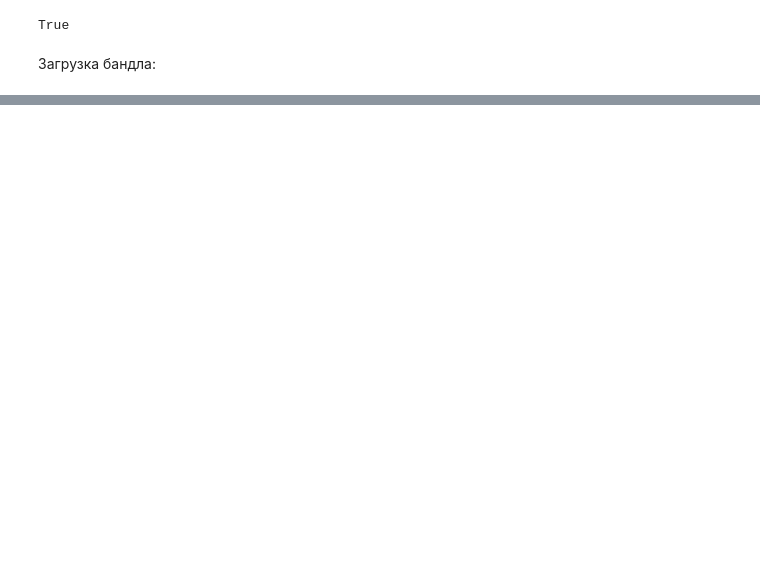
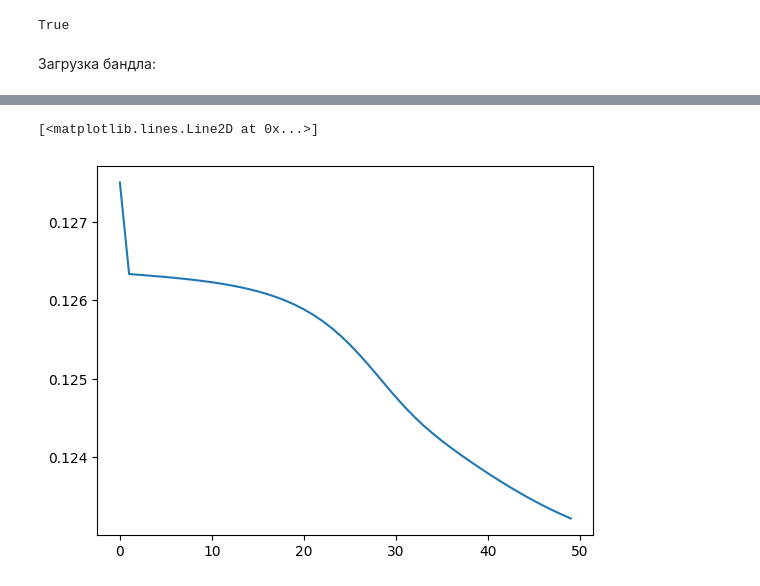
Before and after one commit to okulovsky/grammar_ru, a Jupyter notebook: research/antecedents/training_notebook.ipynb, the cells around one changed output, grey strips where cells are left out. Cells and saved outputs as stored; diff of their text form; code cells hidden in the pictures; blank space fills up the shorter version.

```diff
--- a/research/antecedents/training_notebook.ipynb
+++ b/research/antecedents/training_notebook.ipynb
@@ -32,0 +95,5 @@ ClientError: An error occurred (404) when calling the HeadObject operation: Not
+# %%
+plt.plot(TrainingLogsViewer.get_metric_by_job(metrics, 'loss'))
+# %% [output]
+[<matplotlib.lines.Line2D at 0x...>]
+[figure, added]
```
Also changed, not shown: parts of 8 cells of this notebook, 1 other file.
